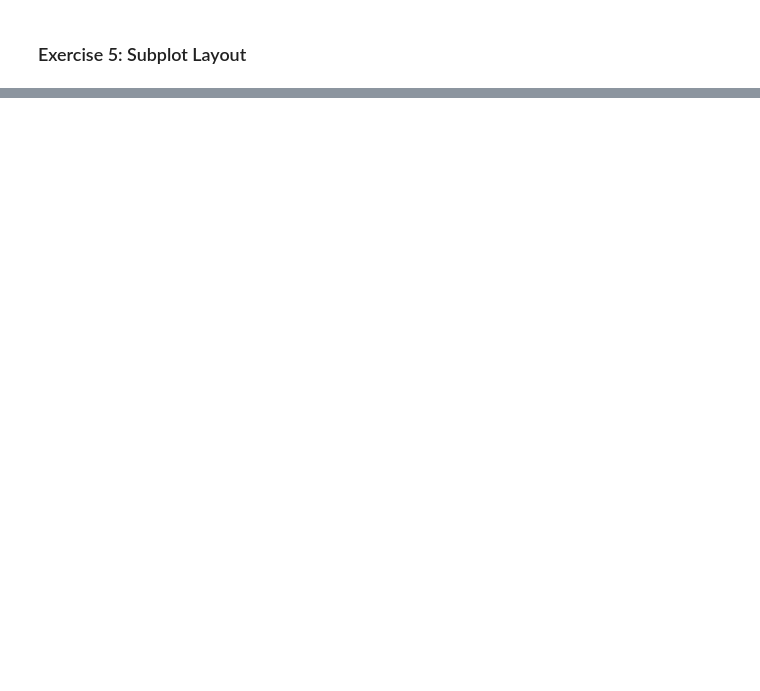
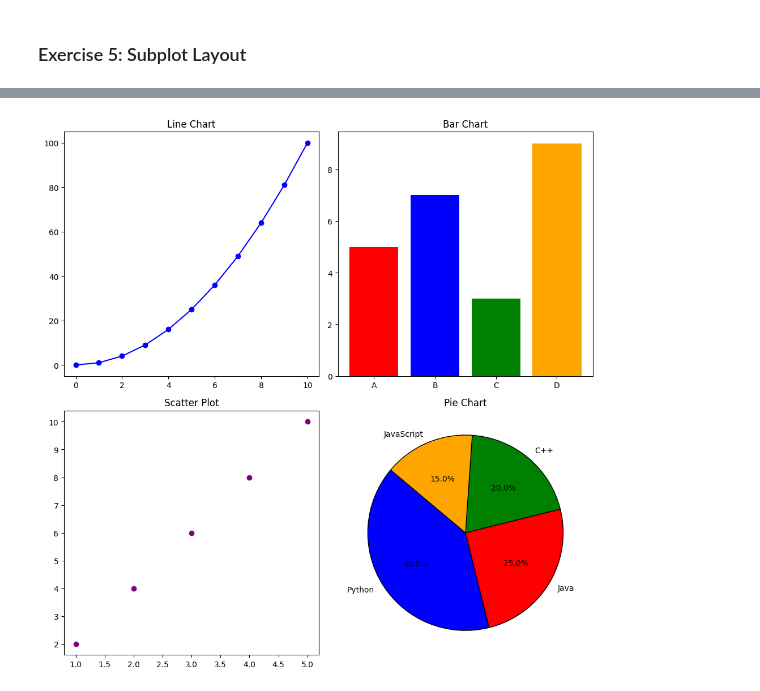
Before and after one commit to Shyam-N7/python-jupyter-template, a Jupyter notebook: src/5-subplot.ipynb, the cells around one changed output, grey strips where cells are left out. Saved outputs shown, nothing was run; the diff lists cells and outputs as text; code cells hidden in the pictures; blank space fills up the shorter version.

```diff
--- a/src/5-subplot.ipynb
+++ b/src/5-subplot.ipynb
@@ -54,0 +6,70 @@ plt.show()
+# %%
+import matplotlib.pyplot as plt
+import numpy as np
+
+import numpy as np
+import matplotlib.pyplot as plt
+
+# Validation functions
+def validate_data(x, y):
+    if len(x) != len(y):
+        raise ValueError("X and Y must have the same length.")
+    if not all(isinstance(i, (int, float)) for i in x + y):
+        raise ValueError("X and Y values must be numeric.")
+
+def validate_bar_data(categories, values):
+    if len(categories) != len(values):
+        raise ValueError("Categories and values must have the same length.")
+    if not all(isinstance(v, (int, float)) for v in values):
+        raise ValueError("Values must be numeric.")
+
+def validate_scatter_data(x, y):
+    if len(x) != len(y):
+        raise ValueError("X and Y must have the same length.")
+    if not all(isinstance(i, (int, float)) for i in x + y):
+        raise ValueError("X and Y values must be numeric.")
+
+def validate_pie_data(labels, sizes):
+    if len(labels) != len(sizes):
+        raise ValueError("Labels and sizes must be of equal length.")
+    if not all(isinstance(i, (int, float)) and i > 0 for i in sizes):
+        raise ValueError("Sizes must be positive numbers.")
+
+try:
+    fig, axes = plt.subplots(2, 2, figsize=(10, 10))
+
+    # Line Chart
+    x = np.arange(0, 11, 1)
+    y = x**2
+    validate_data(x.tolist(), y.tolist())
+    axes[0, 0].plot(x, y, marker='o', linestyle='-', color='b', label='y = x²')
+    axes[0, 0].set_title("Line Chart")
+
+    # Bar Chart
+    categories = ['A', 'B', 'C', 'D']
+    values = [5, 7, 3, 9]
+    validate_bar_data(categories, values)
+    axes[0, 1].bar(categories, values, color=['red', 'blue', 'green', 'orange'])
+    axes[0, 1].set_title("Bar Chart")
+
+    # Scatter Plot
+    x_scatter = [1, 2, 3, 4, 5]
+    y_scatter = [2, 4, 6, 8, 10]
+    validate_scatter_data(x_scatter, y_scatter)
+    axes[1, 0].scatter(x_scatter, y_scatter, color='purple', marker='o', label='Data points')
+    axes[1, 0].set_title("Scatter Plot")
+
+    # Pie Chart
+    labels = ['Python', 'Java', 'C++', 'JavaScript']
+    sizes = [40, 25, 20, 15]
+    validate_pie_data(labels, sizes)
+    axes[1, 1].pie(sizes, labels=labels, autopct='%1.1f%%', colors=['blue', 'red', 'green', 'orange'], startangle=140, wedgeprops={'edgecolor': 'black'})
+    axes[1, 1].set_title("Pie Chart")
+
+    plt.tight_layout()
+    plt.show()
+
+except Exception as e:
+    print(f"Error: {e}")
+# %% [output]
+[figure, added]
```
Also changed, not shown: parts of 1 cell of this notebook, 5 other files.
